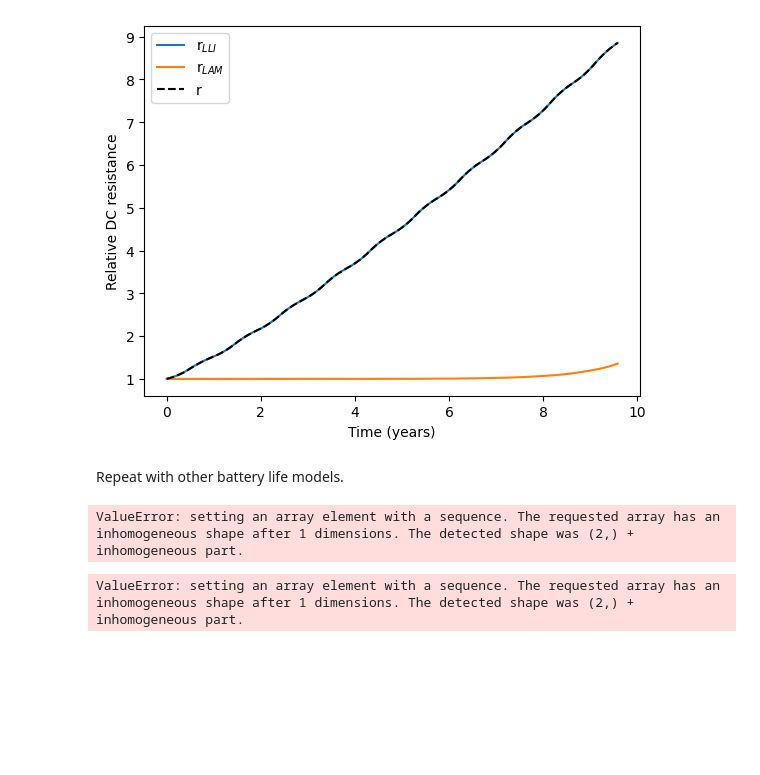
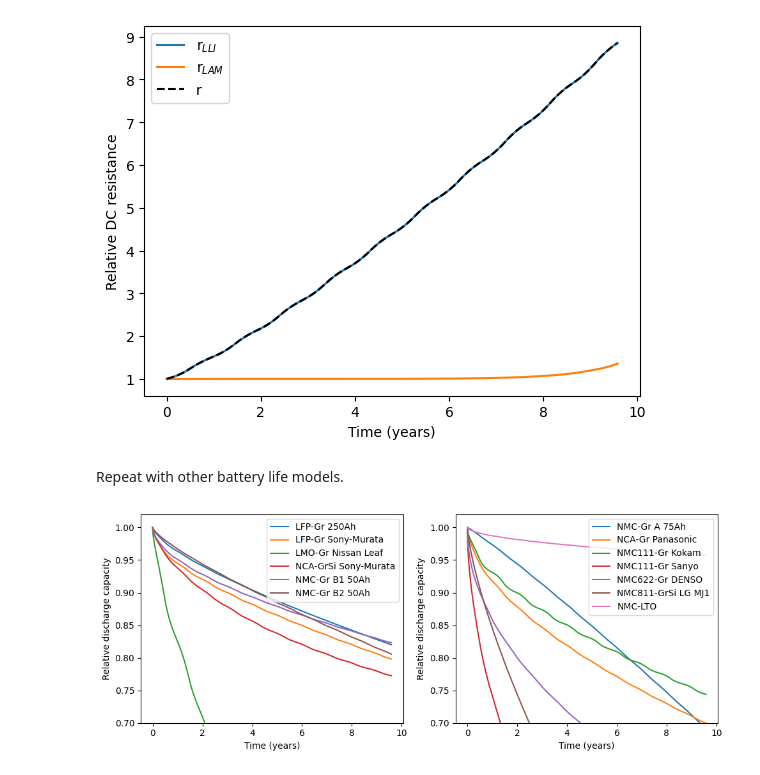
Before and after one commit to NREL/BLAST-Lite, a Jupyter notebook: examples/example.ipynb, the cells around one changed output. Drawn from its saved outputs; the diff is of its cells as text; code cells hidden in the pictures; blank space fills up the shorter version.

```diff
--- a/examples/example.ipynb
+++ b/examples/example.ipynb
@@ -188,44 +188,32 @@ Repeat with other battery life models.
 # %%
 from blast import models
 import importlib
 
 def simulate_all_models(*args, **kwargs):
     battery_models = models.available_models()
     cells = []
     for model in battery_models:
         This_Battery_Model = getattr(importlib.import_module("blast.models"), model)
         cell = This_Battery_Model()
         cell.simulate_battery_life(*args, **kwargs)
         cells.append(cell)
 
     return cells
 
 cells = simulate_all_models(simulation_inputs)
 
-fig, ax = plt.subplots(1, 2, figsize=(8,4))
+fig, ax = plt.subplots(1, 2, figsize=(10,4))
 for i, cell in enumerate(cells):
     if i < 6:
         ax[0].plot(cell.stressors['t_days']/365, cell.outputs['q'], label=cell._label)
     else:
         ax[1].plot(cell.stressors['t_days']/365, cell.outputs['q'], label=cell._label)
 
 for axis in ax:
     axis.set_xlabel('Time (years)')
     axis.set_ylabel('Relative discharge capacity')
     axis.set_ylim((0.7, 1.02))
     axis.legend()
 plt.tight_layout()
 # %% [output]
-ValueError: setting an array element with a sequence. The requested array has an inhomogeneous shape after 1 dimensions. The detected shape was (2,) + inhomogeneous part.
+[figure, added]
-# %%
-from blast.models.nmc622_gr_DENSO50Ah_2021 import Nmc622_Gr_DENSO50Ah_Battery
-cell = Nmc622_Gr_DENSO50Ah_Battery()
-cell.simulate_battery_life(simulation_inputs)
-
-plt.plot(cell.stressors['t_days']/365, cell.outputs['q'])
-plt.xlabel('Time (years)')
-plt.ylabel('Relative discharge capacity')
-plt.ylim((0.7, 1.02))
-plt.show()
-# %% [output]
-ValueError: setting an array element with a sequence. The requested array has an inhomogeneous shape after 1 dimensions. The detected shape was (2,) + inhomogeneous part.
```
